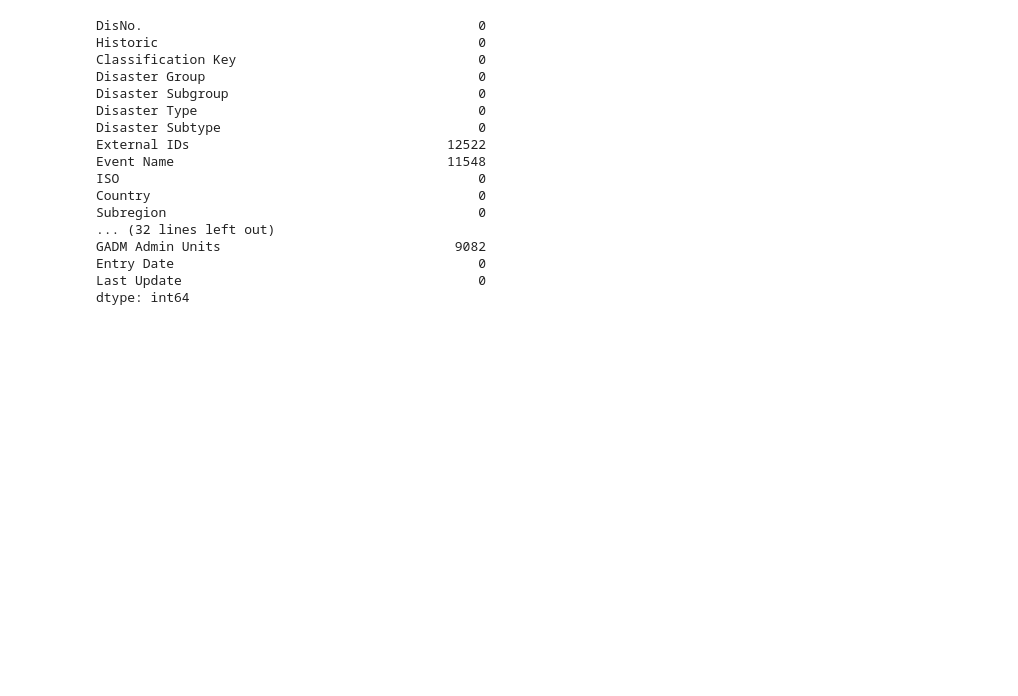
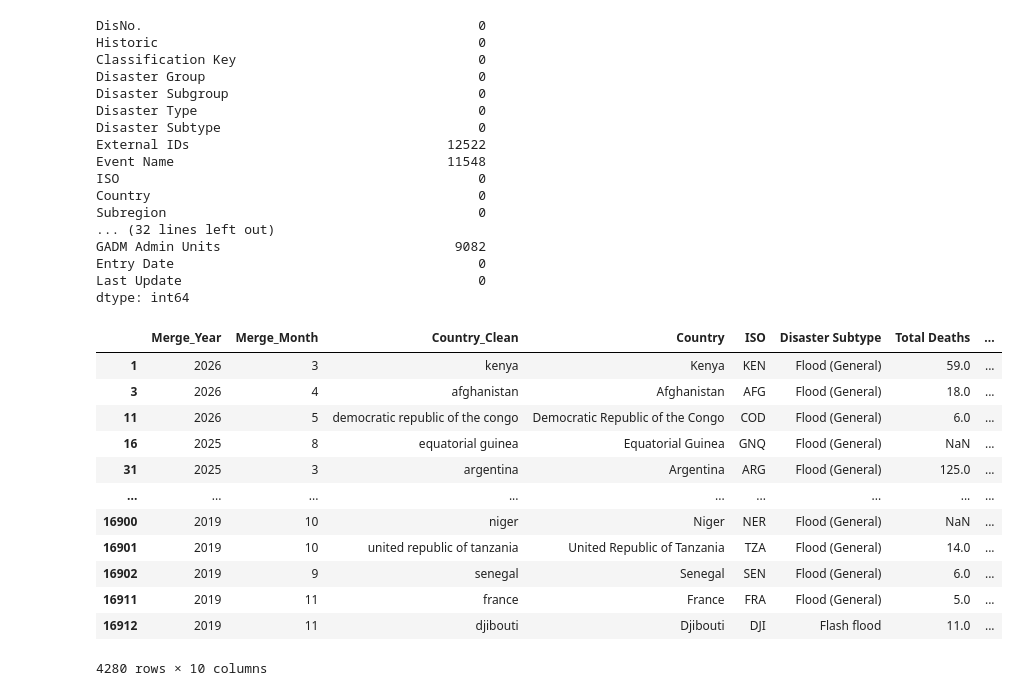
Before and after one commit to Flood-Prediction-AI-Team/Flood-Prediction-Using-WeatherAPI-and-historical-thread-mapping, a Jupyter notebook: Code/Merged_dataset/dataset_fusion.ipynb, the cells around one changed output. Drawn from its saved outputs; the diff is of its cells as text; code cells hidden in the pictures; blank space fills up the shorter version.

Commit message:
extract required columns

```diff
--- a/Code/Merged_dataset/dataset_fusion.ipynb
+++ b/Code/Merged_dataset/dataset_fusion.ipynb
@@ -112,20 +112,35 @@ dtype: int64
 # %%
 # cleaning and prepare EM-DAT
 
 # Filter the dataset to only include Floods
 emdat_floods = emdat[emdat['Disaster Type'] == 'Flood'].copy()
 
 # Ensure Year and Month are integers for accurate matching
 emdat_floods['Merge_Year'] = emdat_floods['Start Year'].astype(int)
 emdat_floods['Merge_Month'] = emdat_floods['Start Month'].fillna(0).astype(int)
 
 # Create a cleaned country column (lowercase, no extra spaces) to ensure perfect matching
 emdat_floods['Country_Clean'] = emdat_floods['Country'].astype(str).str.strip().str.lower()
 
 # Select only the columns we need for the ML model
 emdat_cols = [
     'Merge_Year', 'Merge_Month', 'Country_Clean', 'Country', 'ISO',
     'Disaster Subtype', 'Total Deaths', 'No. Affected', 'Total Affected',
     "Total Damage ('000 US$)"
 ]
 emdat_clean = emdat_floods[emdat_cols].copy()
+emdat_clean
+# %% [output]
+|  | Merge_Year | Merge_Month | Country_Clean | Country | ISO | Disaster Subtype | Total Deaths | ... |
+| 1 | 2026 | 3 | kenya | Kenya | KEN | Flood (General) | 59.0 | ... |
+| 3 | 2026 | 4 | afghanistan | Afghanistan | AFG | Flood (General) | 18.0 | ... |
+| 11 | 2026 | 5 | democratic republic of the congo | Democratic Republic of the Congo | COD | Flood (General) | 6.0 | ... |
+| 16 | 2025 | 8 | equatorial guinea | Equatorial Guinea | GNQ | Flood (General) | NaN | ... |
+| 31 | 2025 | 3 | argentina | Argentina | ARG | Flood (General) | 125.0 | ... |
+| ... | ... | ... | ... | ... | ... | ... | ... | ... |
+| 16900 | 2019 | 10 | niger | Niger | NER | Flood (General) | NaN | ... |
+| 16901 | 2019 | 10 | united republic of tanzania | United Republic of Tanzania | TZA | Flood (General) | 14.0 | ... |
+| 16902 | 2019 | 9 | senegal | Senegal | SEN | Flood (General) | 6.0 | ... |
+| 16911 | 2019 | 11 | france | France | FRA | Flood (General) | 5.0 | ... |
+| 16912 | 2019 | 11 | djibouti | Djibouti | DJI | Flash flood | 11.0 | ... |
+4280 rows × 10 columns
```
